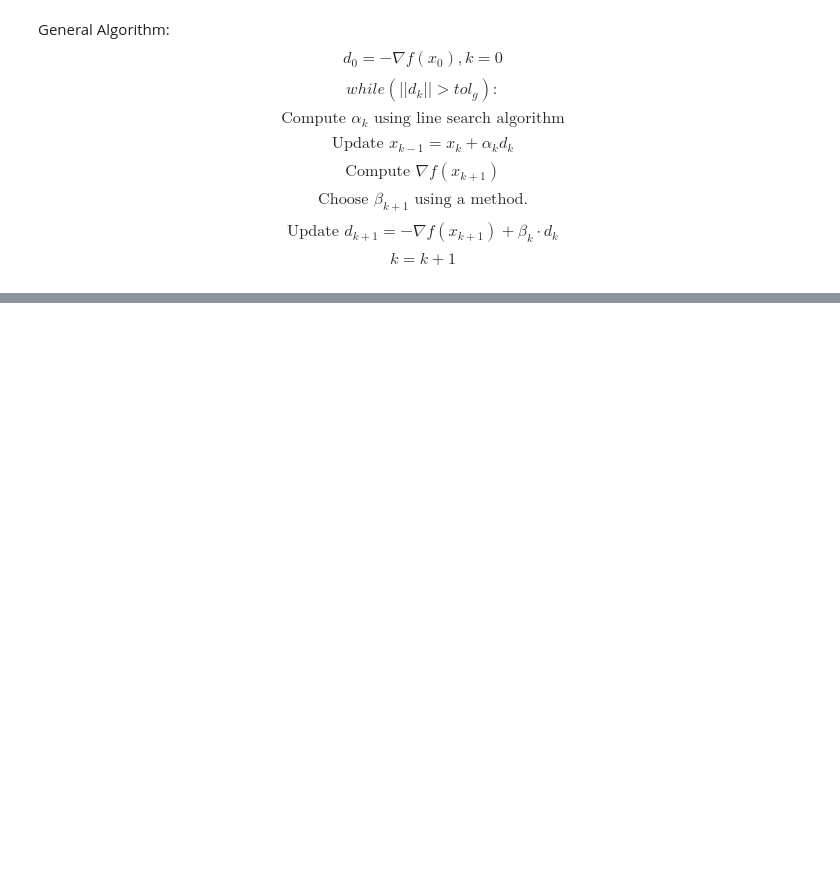
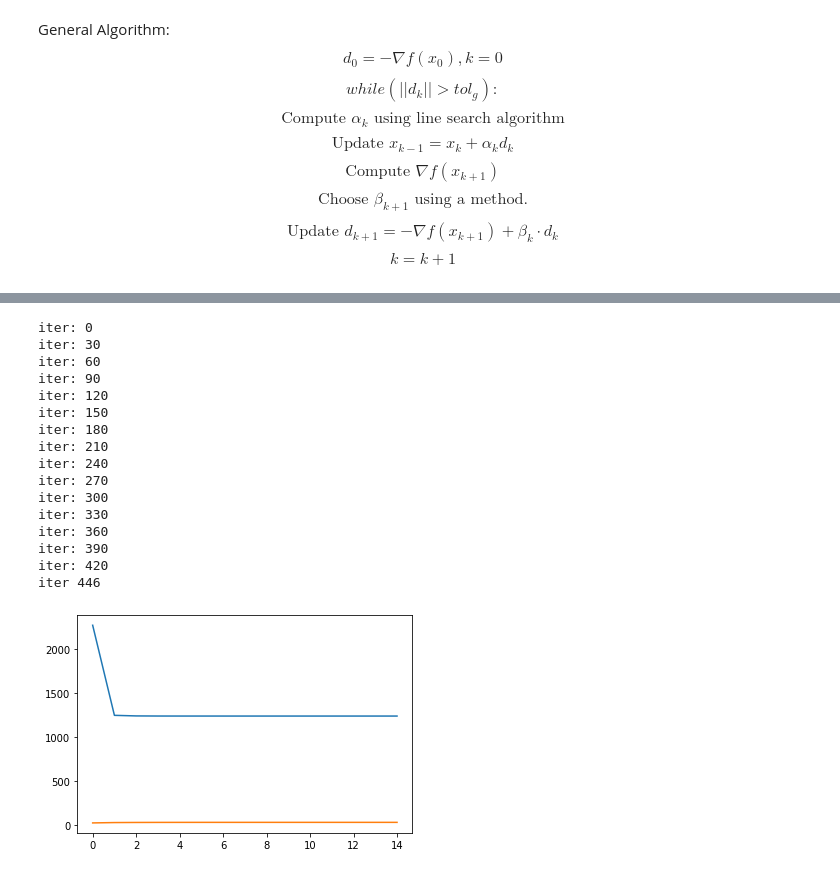
Before and after one commit to JairEsc/Mat_Apl, a Jupyter notebook: Opt_T9.ipynb, the cells around one changed output, grey strips where cells are left out. Saved outputs shown, nothing was run; the diff lists cells and outputs as text; code cells hidden in the pictures; blank space fills up the shorter version.

```diff
--- a/Opt_T9.ipynb
+++ b/Opt_T9.ipynb
@@ -54,7 +54,13 @@ def GC(f,grad_f,x_0,tol_g=10**(-4),max_iter=10**3,method='FR'):
     d_0=-1.*np.array(grad_f(x_0))
     g_k=-d_0
     k=0
+    graficables_f=[]
+    graficables_g=[]
     while(np.linalg.norm(d_0)>=tol_g and k<max_iter):
+        if(k%30==0):
+            print("iter:",k)
+            graficables_f.append(f(x_0))
+            graficables_g.append(np.linalg.norm(x_0))
         alpha_k_gc=optimize.line_search(f=f,myfprime=grad_f,xk=x_0,pk=d_0,c1=0.001,c2=0.9)[0] #Tam. de paso
         x_1=x_0+alpha_k_gc*d_0 #update
         g_km1=grad_f(x_1)
@@ -63,6 +69,9 @@ def GC(f,grad_f,x_0,tol_g=10**(-4),max_iter=10**3,method='FR'):
         x_0=x_1
         k+=1
     print("iter",k)
-    return x_0
+    plt.plot(graficables_f)
+    plt.plot(graficables_g)
+    plt.show()
+    return(x_0)
 #-----------------------------------
 # %%
@@ -101,3 +128,6 @@ def grad_f(X):#X es una matriz, lo voy a pensar como un vector con indices [i,j]
 def fun_obj_from_array(Y):
     Y=np.array(np.split(Y,int(np.sqrt(len(Y)))))
     return fun_obj(Y)
+def grad_f_from_array(Y):
+    Y=np.array(np.split(Y,int(np.sqrt(len(Y)))))
+    return grad_f(Y)
@@ -119,0 +152,20 @@ optimize.approx_fprime()
+# %%
+res_meojorada_1=GC(f=fun_obj_from_array,grad_f=grad_f_from_array,x_0=np.concatenate(res),max_iter=10**3,)
+# %% [output]
+iter: 0
+iter: 30
+iter: 60
+iter: 90
+iter: 120
+iter: 150
+iter: 180
+iter: 210
+iter: 240
+iter: 270
+iter: 300
+iter: 330
+iter: 360
+iter: 390
+iter: 420
+iter 446
+[figure, added]
```
Also changed, not shown: parts of 9 cells of this notebook.
